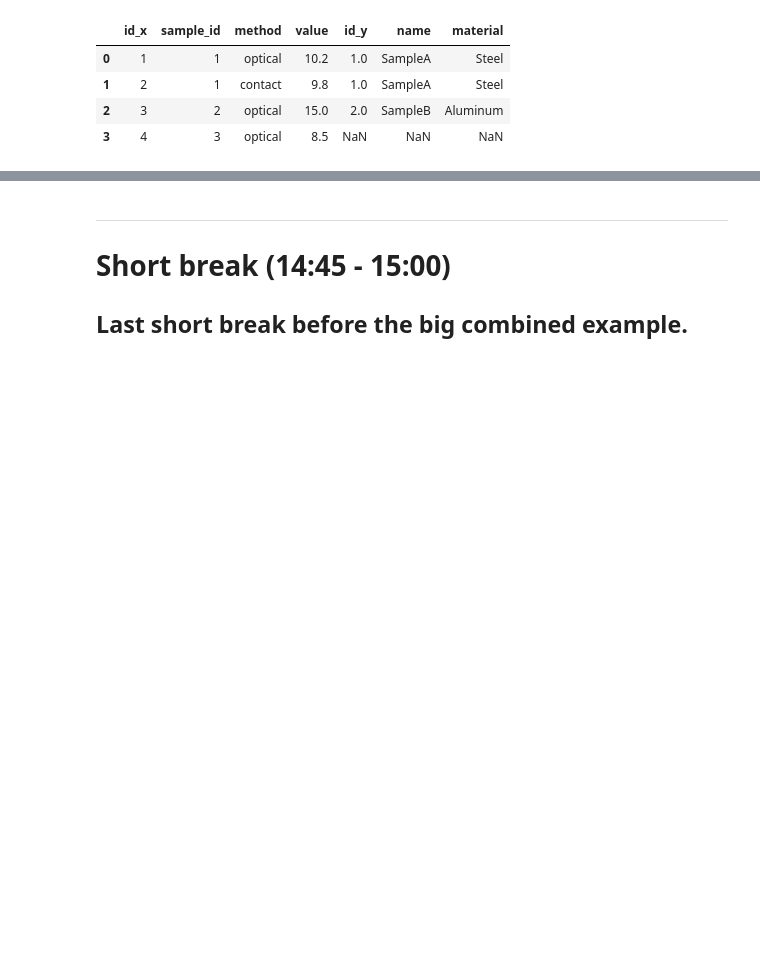
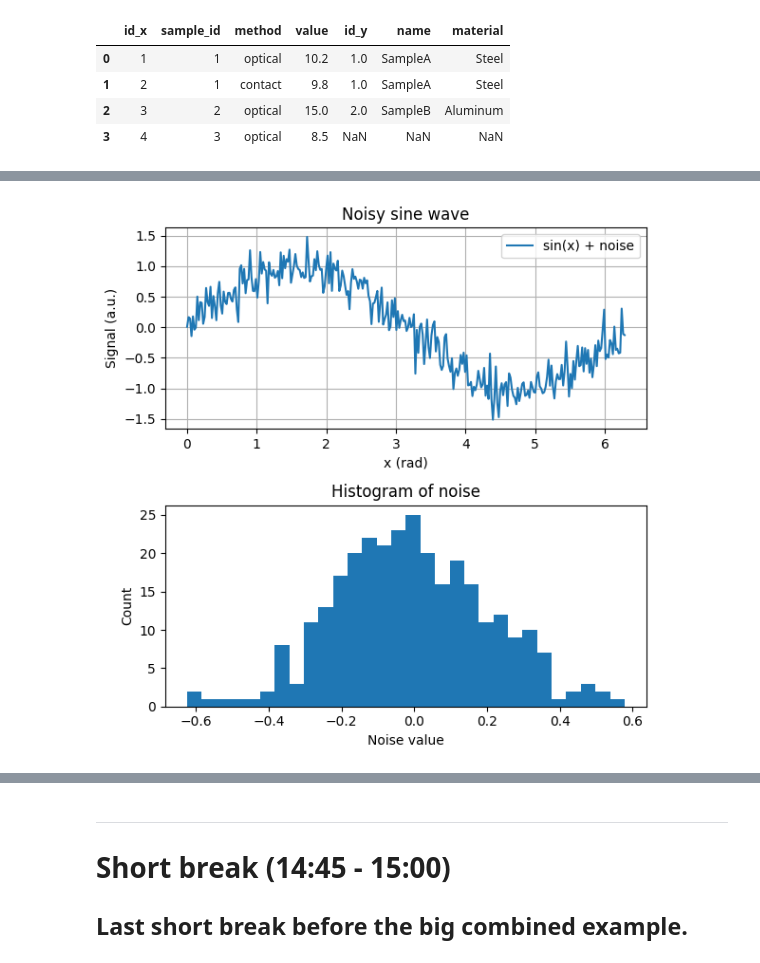
Before and after one commit to Artillence/python_advanced_course, a Jupyter notebook: day2_advanced_data_and_databases.ipynb, the cells around one changed output, grey strips where cells are left out. Saved outputs shown, nothing was run; the diff lists cells and outputs as text; code cells hidden in the pictures; blank space fills up the shorter version.

```diff
--- a/day2_advanced_data_and_databases.ipynb
+++ b/day2_advanced_data_and_databases.ipynb
@@ -1733,0 +3287,32 @@ plt.show()
+# %%
+# 11.2.0 Example: subplots and histogram
+
+import numpy as np
+import matplotlib.pyplot as plt
+
+# Synthetic signal: sine wave with Gaussian noise
+x = np.linspace(0, 2 * np.pi, 300)
+noise = np.random.normal(loc=0.0, scale=0.2, size=x.shape)
+y = np.sin(x) + noise
+
+# Create a 2x1 grid of subplots
+fig, axes = plt.subplots(nrows=2, ncols=1, figsize=(6, 6))
+
+# Top subplot: signal vs x
+axes[0].plot(x, y, label="sin(x) + noise")
+axes[0].set_xlabel("x (rad)")
+axes[0].set_ylabel("Signal (a.u.)")
+axes[0].set_title("Noisy sine wave")
+axes[0].grid(True)
+axes[0].legend()
+
+# Bottom subplot: histogram of noise
+axes[1].hist(noise, bins=30)
+axes[1].set_xlabel("Noise value")
+axes[1].set_ylabel("Count")
+axes[1].set_title("Histogram of noise")
+
+fig.tight_layout()
+plt.show()
+# %% [output]
+[figure, added]
```
Also changed, not shown: parts of 63 cells of this notebook, 2 other files.
